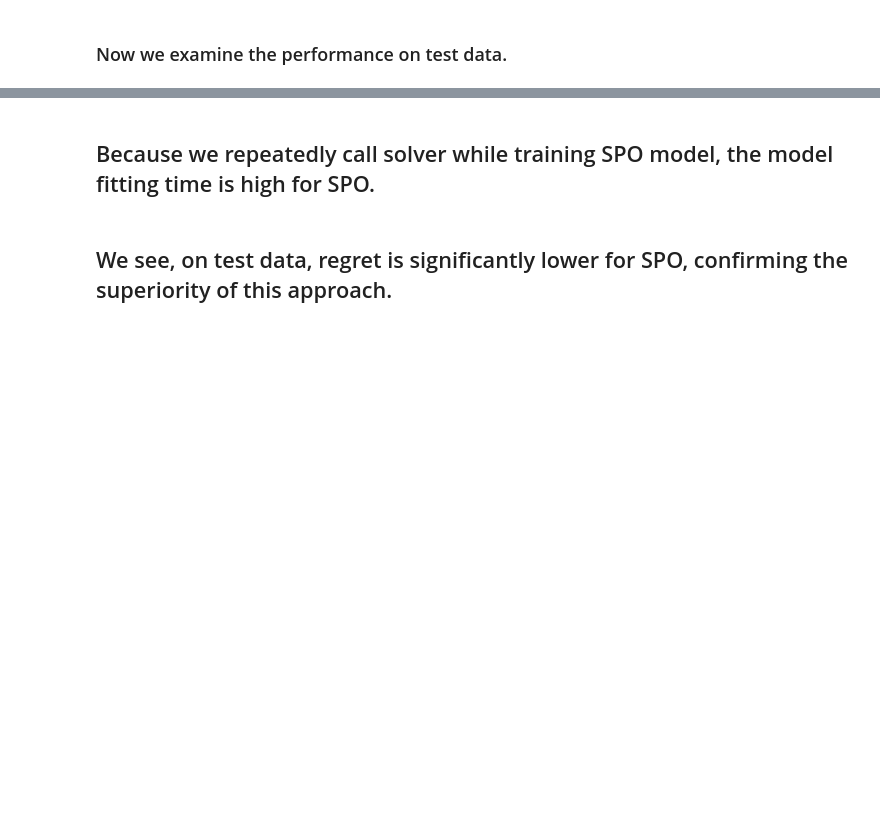
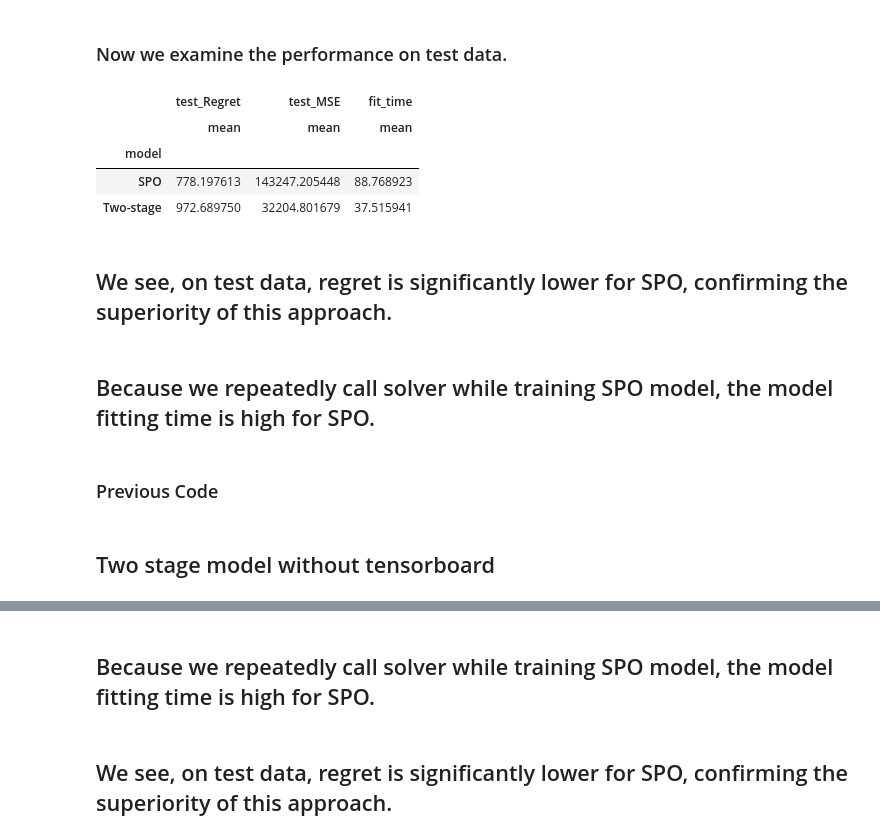
Before and after one commit to CPMpy/cpmpy, a Jupyter notebook: examples/CPMPY_Pred+Opt.ipynb, the cells around one changed output, grey strips where cells are left out. Saved outputs shown, nothing was run; the diff lists cells and outputs as text; code cells hidden in the pictures; blank space fills up the shorter version.

```diff
--- a/examples/CPMPY_Pred+Opt.ipynb
+++ b/examples/CPMPY_Pred+Opt.ipynb
@@ -221,3 +239,0 @@ regression_df.reset_index(inplace=True)
-# %%
-#regression_df.to_pickle('regression.pkl')
-regression_df = pd.read_pickle('regression.pkl')
@@ -224 +319,14 @@ regression_df = pd.read_pickle('regression.pkl')
+# %%
+spo_df = pd.DataFrame()
+
+scoring = {'Regret': make_scorer(regret_score),
+            'MSE': make_scorer(mse)}
+model = SPO(optim=optim.Adam, epochs=epoch,lr= 0.01)
+cv = repeatrun(len(y_train),len(y_test))
+scores = cross_validate(model, x,y, scoring=scoring,cv=cv, return_train_score=True)
+scores = pd.DataFrame.from_dict(scores)
+scores['epoch'] = epoch
+spo_df = spo_df.append(scores)
+spo_df['model'] ="SPO"
+spo_df.reset_index(inplace=True)
 # %% [markdown]
@@ -326,3 +333,0 @@ spo_df.reset_index(inplace=True)
-# %%
-spo_df.to_pickle('SPO.pkl')
-spo_df = pd.read_pickle('SPO.pkl')
@@ -352,2 +341,19 @@ sns.lineplot(y='train_MSE', x='epoch',
 # %% [markdown]
 ### Now we examine the performance on test data.
+# %%
+rslt_df =  pd.concat([spo_df,regression_df],ignore_index=True)
+rslt_df.groupby(['model']).agg({'test_Regret':['mean'],'test_MSE': ['mean'],'fit_time':['mean'] })
+# %% [output]
+|  | test_Regret | test_MSE | fit_time |
+|  | mean | mean | mean |
+| model |  |  |  |
+| SPO | 778.197613 | 143247.205448 | 88.768923 |
+| Two-stage | 972.689750 | 32204.801679 | 37.515941 |
+# %% [markdown]
+## We see, on test data, regret is significantly lower for SPO, confirming the superiority of this approach.
+# %% [markdown]
+## Because we repeatedly call solver while training SPO model, the model fitting time is high for SPO.
+# %% [markdown]
+### Previous Code
+# %% [markdown]
+## Two stage model without tensorboard
```
Also changed, not shown: parts of 43 cells of this notebook.
